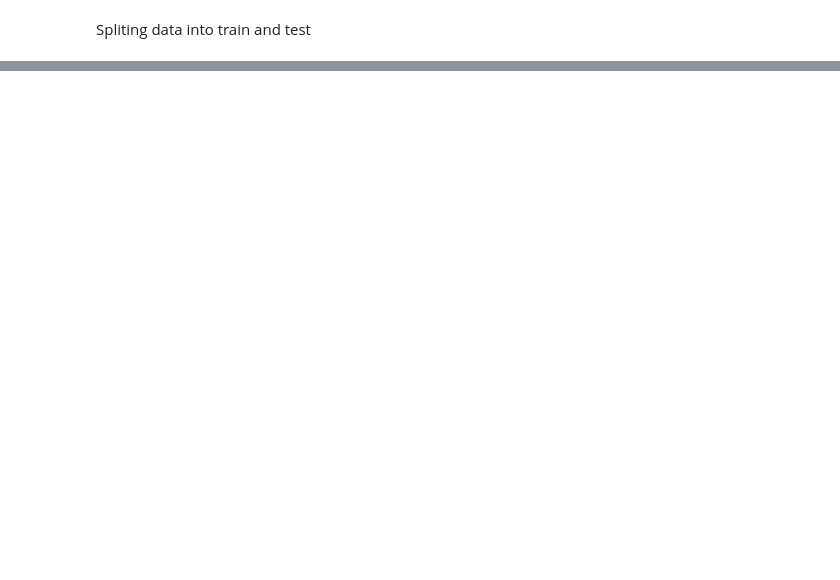
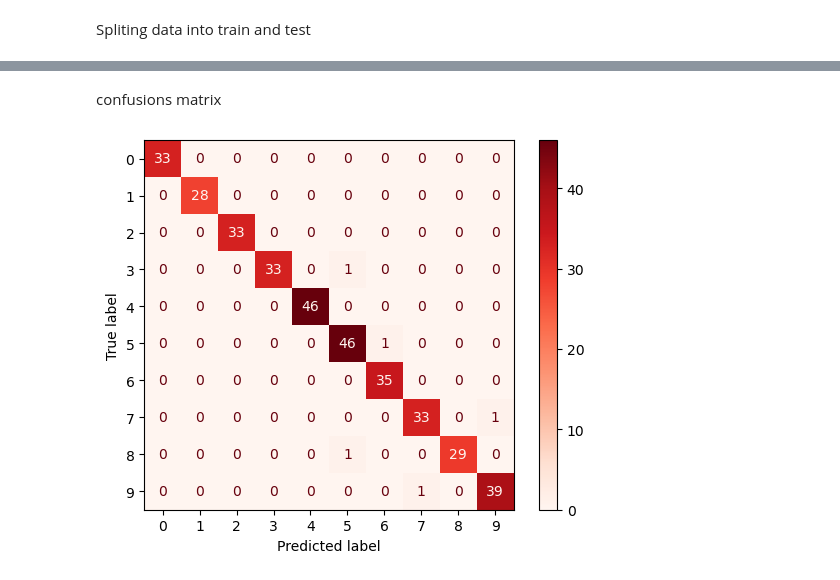
Before and after one commit to fredrick-mwaura/ml, a Jupyter notebook: SVM.ipynb, the cells around one changed output, grey strips where cells are left out. Drawn from its saved outputs; the diff is of its cells as text; code cells hidden in the pictures; blank space fills up the shorter version.

```diff
--- a/SVM.ipynb
+++ b/SVM.ipynb
@@ -100,0 +159,10 @@ X_train, X_test
+# %%
+X_train, X_test, Y_train, Y_test = train_test_split(
+    digits.data, digits.target, test_size=0.2, random_state=42
+) # (arrays, test_size, train_size, random_state, shuffle, stratify)
+
+clf = LogisticRegression(max_iter=10000)
+clf.fit(X_train, Y_train)
+
+y_pred = clf.predict(X_test)
+print("Accuracy: ", accuracy_score(Y_test, y_pred))
@@ -100,0 +171,5 @@ X_train, X_test
+# %%
+model = SVC(kernel="rbf", gamma=0.001, C=1)
+model.fit(X_train, Y_train)
+y_pred = model.predict(X_test)
+print("accuracy: ", accuracy_score(Y_test, y_pred))
@@ -100,0 +193,25 @@ X_train, X_test
+# %%
+#def C, gamma, kernel
+param_grid = {
+    "C": [0.1, 1, 10, 100],
+    "gamma": [0.001, 0.0001, 'scale', 'auto'],
+    "kernel": ["rbf", "linear", "poly"]
+}
+
+#exhausive search over specified param vals => pick best
+grid = GridSearchCV(
+    SVC(),
+    param_grid,
+    refit=True,
+    cv=5,
+    n_jobs=-1,
+    verbose=2
+)
+grid.fit(X_train, Y_train)
+"""best params"""
+
+print("best params: ", grid.best_params_)
+Y_pred = grid.predict(X_test)
+
+print("Accuracy: ", accuracy_score(Y_test, Y_pred))
+print("\nClassification Report:\n", classification_report(Y_test, Y_pred))
@@ -100,0 +236,7 @@ X_train, X_test
+# %% [markdown]
+confusions matrix
+# %%
+ConfusionMatrixDisplay.from_estimator(grid.best_estimator_, X_test, Y_test, cmap="Reds")
+plt.show()
+# %% [output]
+[figure, added]
```
Also changed, not shown: parts of 21 cells of this notebook, 1 other file.
